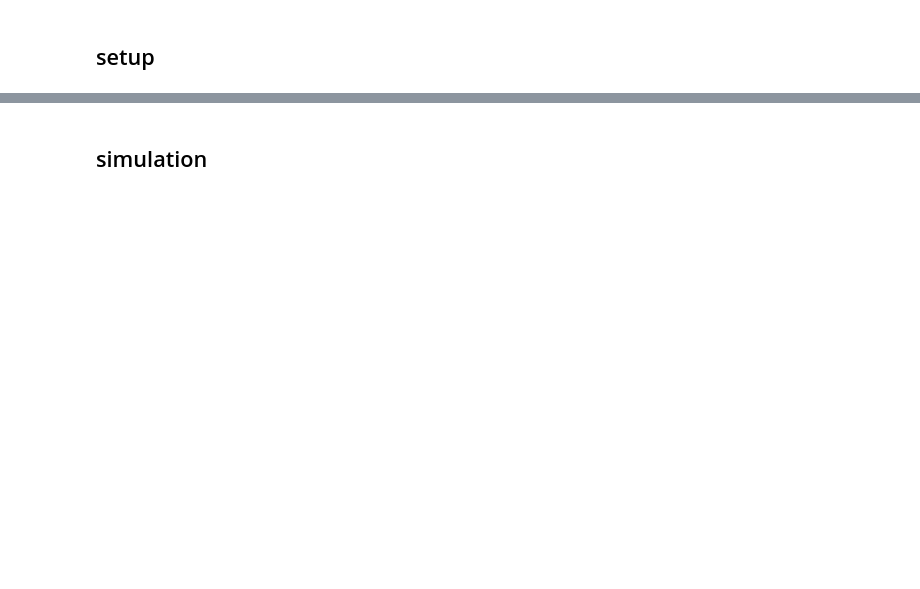
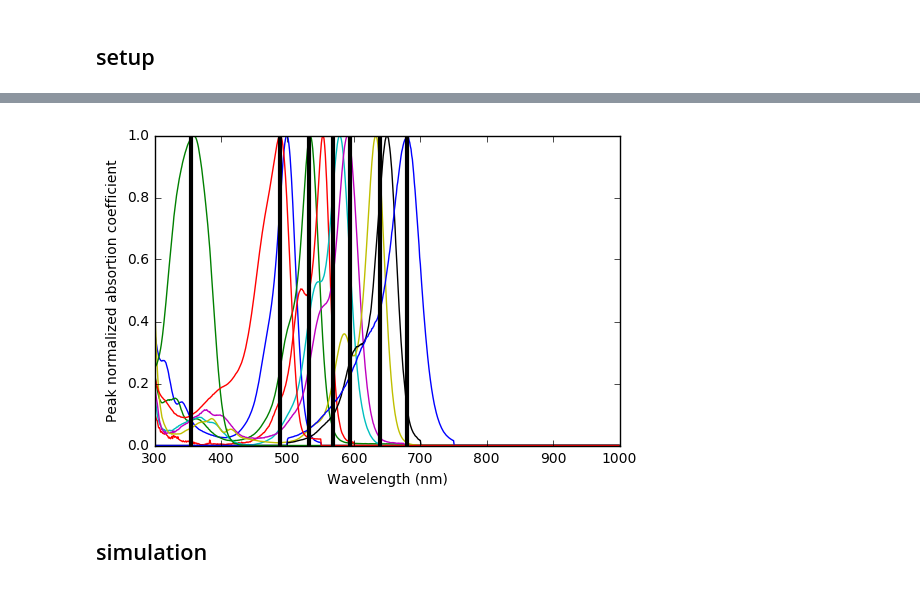
Before and after one commit to sofroniewn/unmixer, a Jupyter notebook: example.ipynb, the cells around one changed output, grey strips where cells are left out. Saved outputs shown, nothing was run; the diff lists cells and outputs as text; code cells hidden in the pictures; blank space fills up the shorter version.

```diff
--- a/example.ipynb
+++ b/example.ipynb
@@ -47,0 +111,14 @@ import matplotlib.pyplot as plt
+# %%
+from numpy import linspace
+laser_lines = [355, 488, 532, 568, 594, 640, 680]
+#laser_lines = linspace(350, 700, 16).astype(int)
+# %%
+for d in dyes:
+    plt.plot(d['spectrum'].Wavelength, d['spectrum'].Excitation/100);
+for c in laser_lines:
+    plt.plot([c, c], [0, 1], 'k', lw=3)
+plt.xlabel('Wavelength (nm)');
+plt.ylabel('Peak normalized absortion coefficient');
+plt.ylim([0, 1]);
+# %% [output]
+[figure, added]
```
Also changed, not shown: parts of 25 cells of this notebook, 15 other files.
